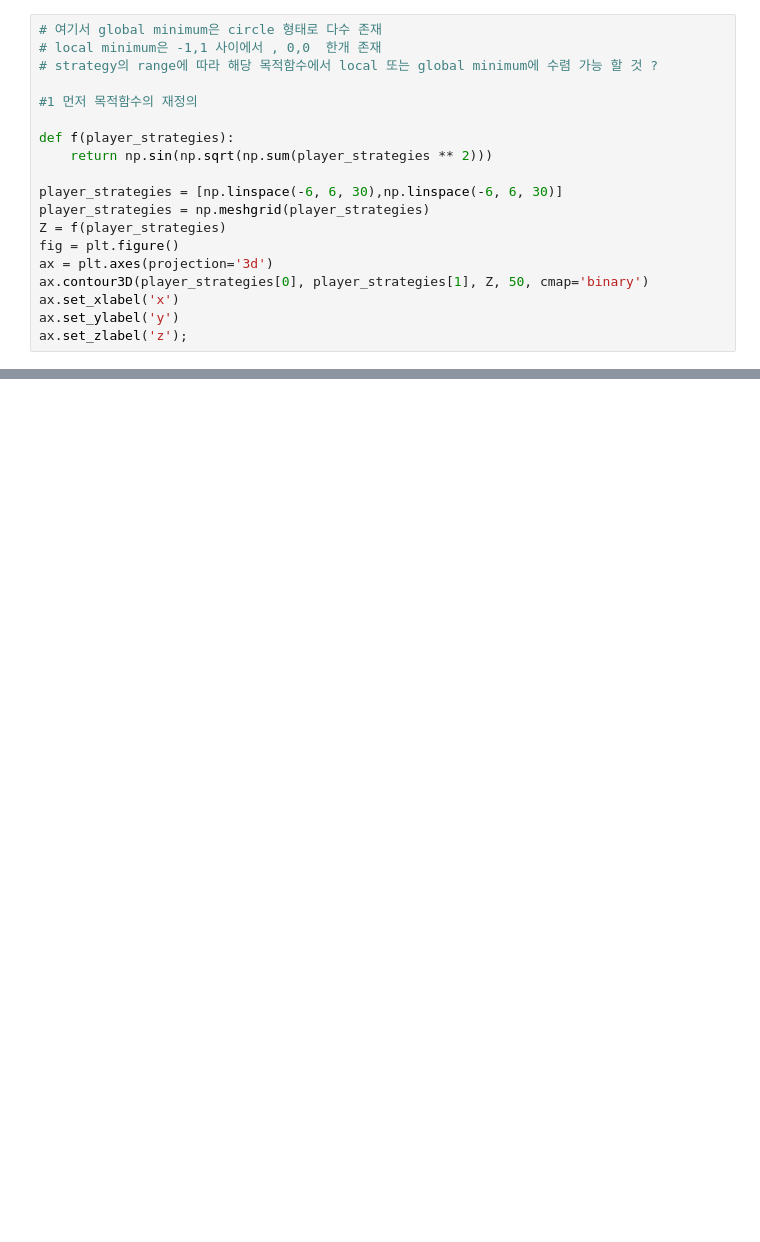
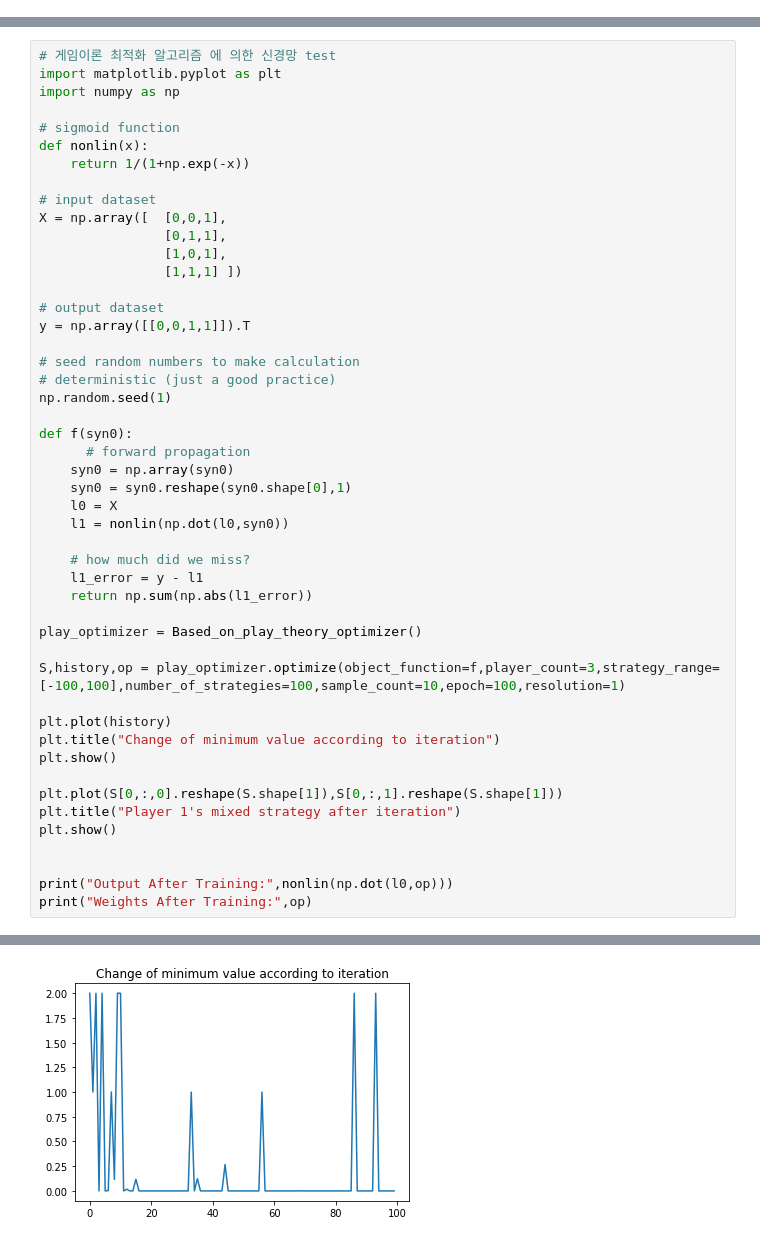
Before and after one commit to dolmani38/nash_loss, a Jupyter notebook: Global optimization experiment of game theory.ipynb, the cells around one changed output, grey strips where cells are left out. Cells and saved outputs as stored; diff of their text form; blank space fills up the shorter version.

```diff
--- a/Global optimization experiment of game theory.ipynb
+++ b/Global optimization experiment of game theory.ipynb
@@ -180,19 +114,0 @@ array([[-6.        ,  0.03333333],
-# %%
-# 여기서 global minimum은 circle 형태로 다수 존재
-# local minimum은 -1,1 사이에서 , 0,0  한개 존재
-# strategy의 range에 따라 해당 목적함수에서 local 또는 global minimum에 수렴 가능 할 것 ?
-
-#1 먼저 목적함수의 재정의
-
-def f(player_strategies):
-    return np.sin(np.sqrt(np.sum(player_strategies ** 2)))
-
-player_strategies = [np.linspace(-6, 6, 30),np.linspace(-6, 6, 30)]
-player_strategies = np.meshgrid(player_strategies)
-Z = f(player_strategies)
-fig = plt.figure()
-ax = plt.axes(projection='3d')
-ax.contour3D(player_strategies[0], player_strategies[1], Z, 50, cmap='binary')
-ax.set_xlabel('x')
-ax.set_ylabel('y')
-ax.set_zlabel('z');
@@ -200,0 +178,49 @@ TypeError: unsupported operand type(s) for ** or pow(): 'list' and 'int'
+# %%
+# 게임이론 최적화 알고리즘 에 의한 신경망 test
+import matplotlib.pyplot as plt
+import numpy as np
+
+# sigmoid function
+def nonlin(x):
+    return 1/(1+np.exp(-x))
+
+# input dataset
+X = np.array([  [0,0,1],
+                [0,1,1],
+                [1,0,1],
+                [1,1,1] ])
+
+# output dataset
+y = np.array([[0,0,1,1]]).T
+
+# seed random numbers to make calculation
+# deterministic (just a good practice)
+np.random.seed(1)
+
+def f(syn0):
+      # forward propagation
+    syn0 = np.array(syn0)
+    syn0 = syn0.reshape(syn0.shape[0],1)
+    l0 = X
+    l1 = nonlin(np.dot(l0,syn0))
+
+    # how much did we miss?
+    l1_error = y - l1
+    return np.sum(np.abs(l1_error))
+
+play_optimizer = Based_on_play_theory_optimizer()
+
+S,history,op = play_optimizer.optimize(object_function=f,player_count=3,strategy_range=[-100,100],number_of_strategies=100,sample_count=10,epoch=100,resolution=1)
+
+plt.plot(history)
+plt.title("Change of minimum value according to iteration")
+plt.show()
+
+plt.plot(S[0,:,0].reshape(S.shape[1]),S[0,:,1].reshape(S.shape[1]))
+plt.title("Player 1's mixed strategy after iteration")
+plt.show()
+
+
+print("Output After Training:",nonlin(np.dot(l0,op)))
+print("Weights After Training:",op)
+# %% [output]
@@ -200,0 +228 @@ TypeError: unsupported operand type(s) for ** or pow(): 'list' and 'int'
+[figure, added]
```
Also changed, not shown: parts of 12 cells of this notebook.
